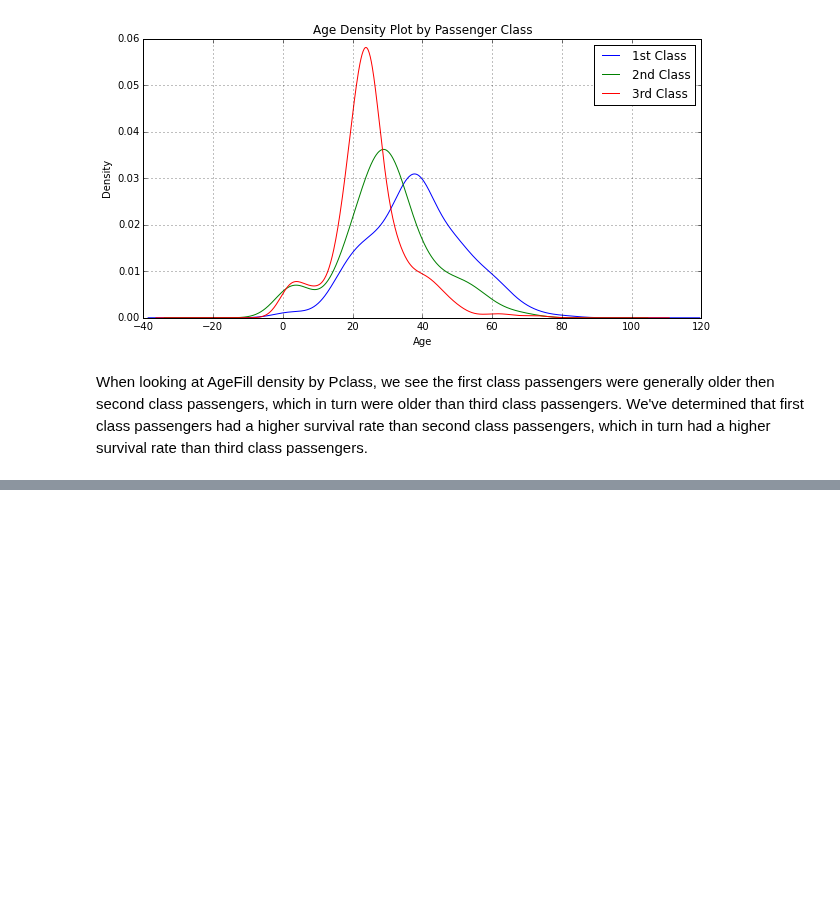
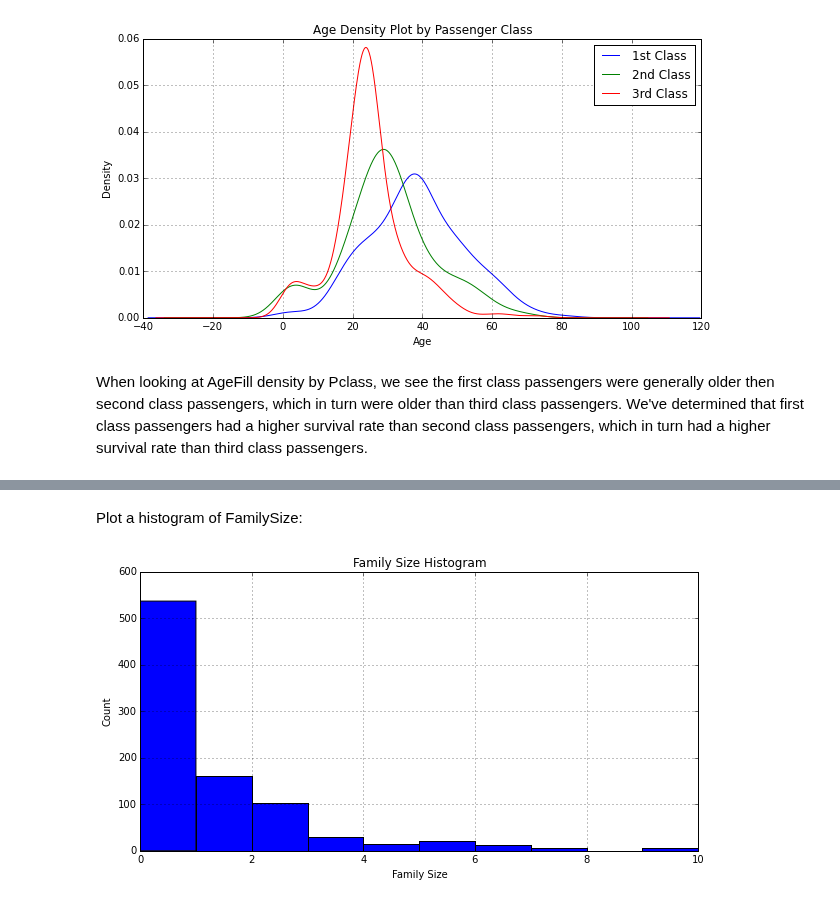
Before and after one commit to donnemartin/data-science-ipython-notebooks, a Jupyter notebook: kaggle/titanic.ipynb, the cells around one changed output, grey strips where cells are left out. Drawn from its saved outputs; the diff is of its cells as text; code cells hidden in the pictures; blank space fills up the shorter version.

Commit message:
Added snippets of feature engineering: creating a new feature family size by combining number of parents and siblings.

```diff
--- a/kaggle/titanic.ipynb
+++ b/kaggle/titanic.ipynb
@@ -602,0 +607,3 @@ When looking at AgeFill density by Pclass, we see the first class passengers wer
+# %%
+df['FamilySize'] = df['SibSp'] + df['Parch']
+df.head(3)
@@ -602,0 +615,10 @@ When looking at AgeFill density by Pclass, we see the first class passengers wer
+# %% [markdown]
+Plot a histogram of FamilySize:
+# %%
+df['FamilySize'].hist()
+plt.title('Family Size Histogram')
+plt.xlabel('Family Size')
+plt.ylabel('Count')
+plt.show()
+# %% [output]
+[figure, added]
```
Also changed, not shown: parts of 5 cells of this notebook.
